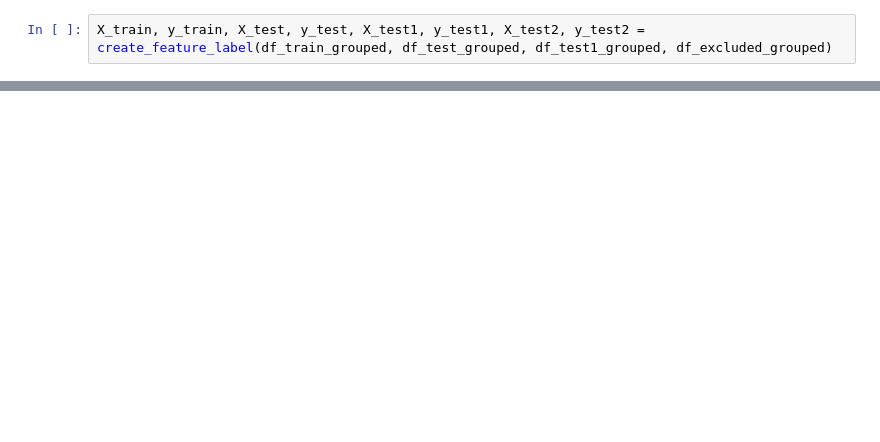
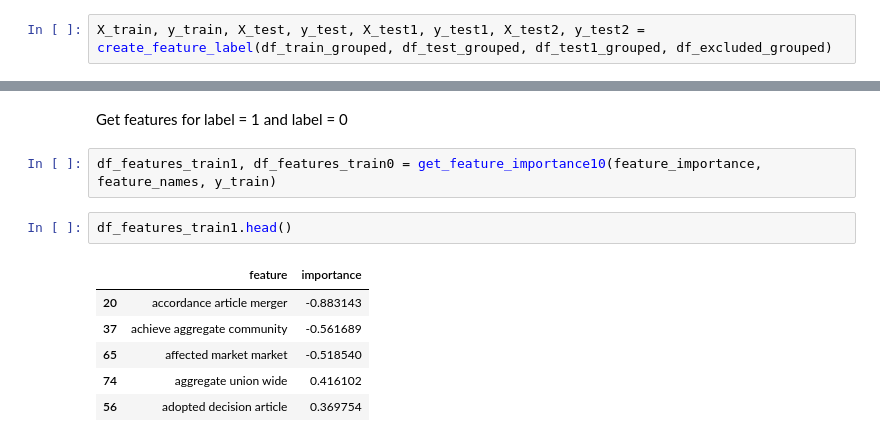
Before and after one commit to adellegia/predicting-merger-decision-outcomes, a Jupyter notebook: src/python/notebook/baseline_logit.ipynb, the cells around one changed output, grey strips where cells are left out. Saved outputs shown, nothing was run; the diff lists cells and outputs as text; blank space fills up the shorter version.

```diff
--- a/src/python/notebook/baseline_logit.ipynb
+++ b/src/python/notebook/baseline_logit.ipynb
@@ -279,0 +300,13 @@ weighted avg       0.99      0.94      0.96      1429
+# %% [markdown]
+Get features for label = 1 and label = 0
+# %%
+df_features_train1, df_features_train0 = get_feature_importance10(feature_importance, feature_names, y_train)
+# %%
+df_features_train1.head()
+# %% [output]
+|  | feature | importance |
+| 20 | accordance article merger | -0.883143 |
+| 37 | achieve aggregate community | -0.561689 |
+| 65 | affected market market | -0.518540 |
+| 74 | aggregate union wide | 0.416102 |
+| 56 | adopted decision article | 0.369754 |
```
Also changed, not shown: parts of 32 cells of this notebook.
